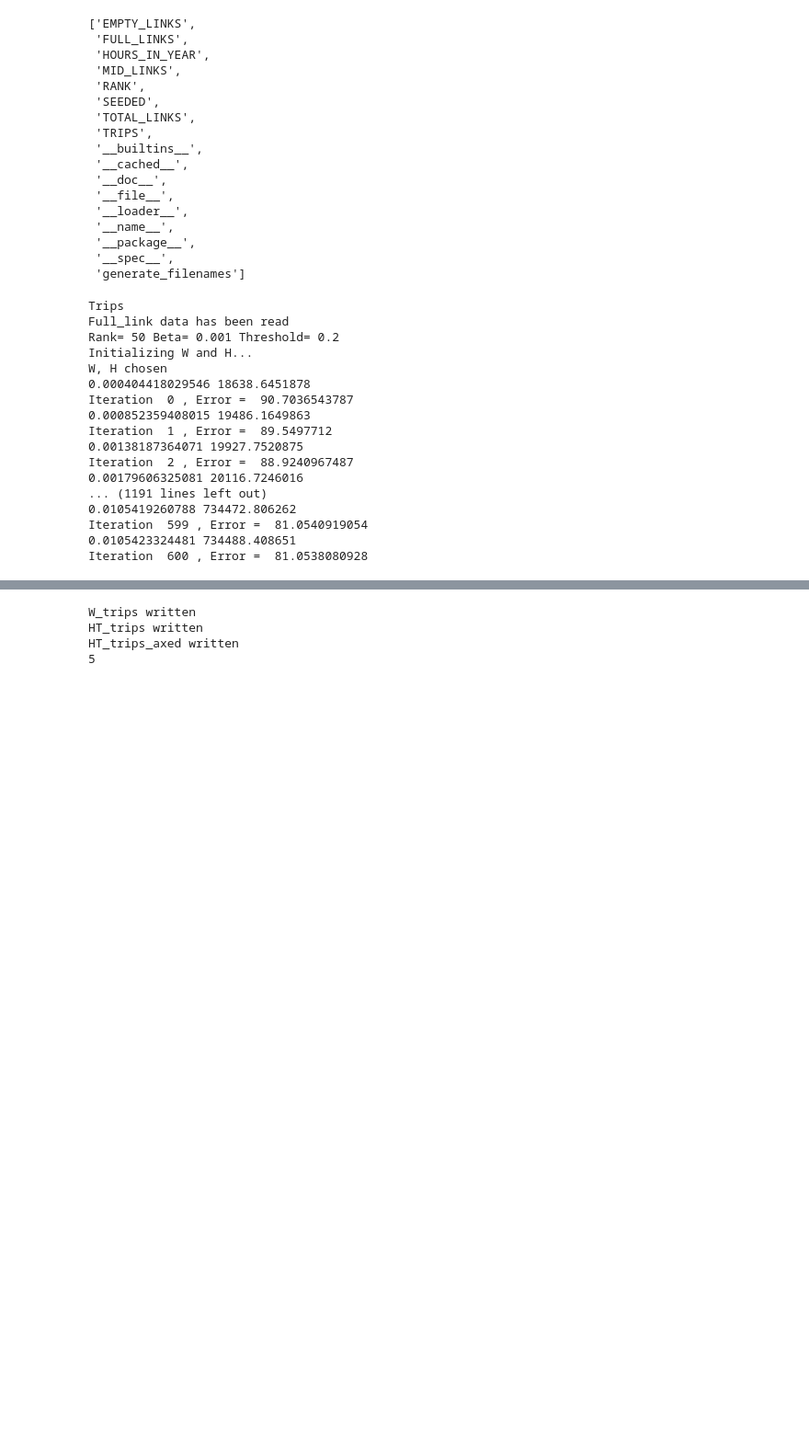
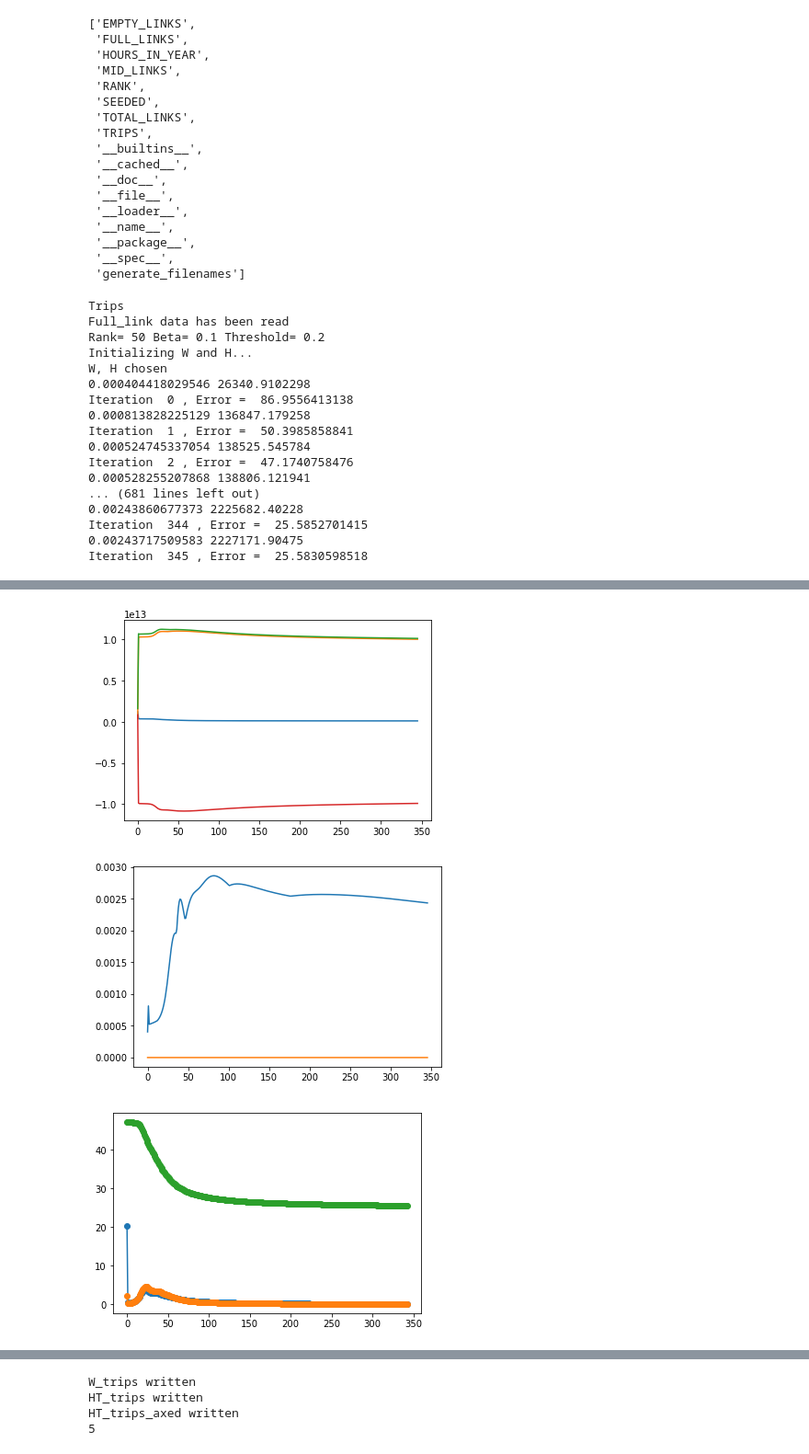
Before and after one commit to vaibhavkarve/traffic-study, a Jupyter notebook: Phase1.ipynb, the cells around one changed output, grey strips where cells are left out. Shown at 92% size. Drawn from its saved outputs; the diff is of its cells as text; code cells hidden in the pictures; blank space fills up the shorter version.

```diff
--- a/Phase1.ipynb
+++ b/Phase1.ipynb
@@ -62,12 +62,12 @@ The following constants have been loaded: (with other extra module built-ins)
 import numpy as np
 from read_data import read_full_link_json
 import Phase1      # This name needs to be changed
-%matplotlib notebook
+%matplotlib inline
 
 full_link_ids, D = read_full_link_json(filenames)  # Reads trips or travelspeeds depending on config.TRIPS value
 
 print('Full_link data has been read')
-#print np.nanmin(D.flatten())
+
 if config.SEEDED == 1:
     seed_W = 0
     seed_H = 1
@@ -78,22 +78,22 @@ else:
     print('Seed value invalid. Needs to be 0 or 1. Check config.py!')
     quit()
 
-W, H, error = Phase1.SNMF(D, filenames, rank = config.RANK, beta = 0.001, seed_W = seed_W, seed_H = seed_H)
+W, H, error = Phase1.SNMF(D, filenames, rank = config.RANK, beta = 0.1, seed_W = seed_W, seed_H = seed_H)
 # %% [output]
 Trips
 Full_link data has been read
-Rank= 50 Beta= 0.001 Threshold= 0.2
+Rank= 50 Beta= 0.1 Threshold= 0.2
 Initializing W and H...
 W, H chosen
-0.000404418029546 18638.6451878
-Iteration  0 , Error =  90.7036543787
-0.000852359408015 19486.1649863
-Iteration  1 , Error =  89.5497712
-0.00138187364071 19927.7520875
-Iteration  2 , Error =  88.9240967487
-0.00179606325081 20116.7246016
-... (1191 lines left out)
-0.0105419260788 734472.806262
-Iteration  599 , Error =  81.0540919054
-0.0105423324481 734488.408651
-Iteration  600 , Error =  81.0538080928
+0.000404418029546 26340.9102298
+Iteration  0 , Error =  86.9556413138
+0.000813828225129 136847.179258
+Iteration  1 , Error =  50.3985858841
+0.000524745337054 138525.545784
+Iteration  2 , Error =  47.1740758476
+0.000528255207868 138806.121941
+... (681 lines left out)
+0.00243860677373 2225682.40228
+Iteration  344 , Error =  25.5852701415
+0.00243717509583 2227171.90475
+Iteration  345 , Error =  25.5830598518
@@ -101,0 +100,3 @@ Iteration  600 , Error =  81.0538080928
+[figure, added]
+[figure, added]
+[figure, added]
```
Also changed, not shown: parts of 5 cells of this notebook, 1 other file.
